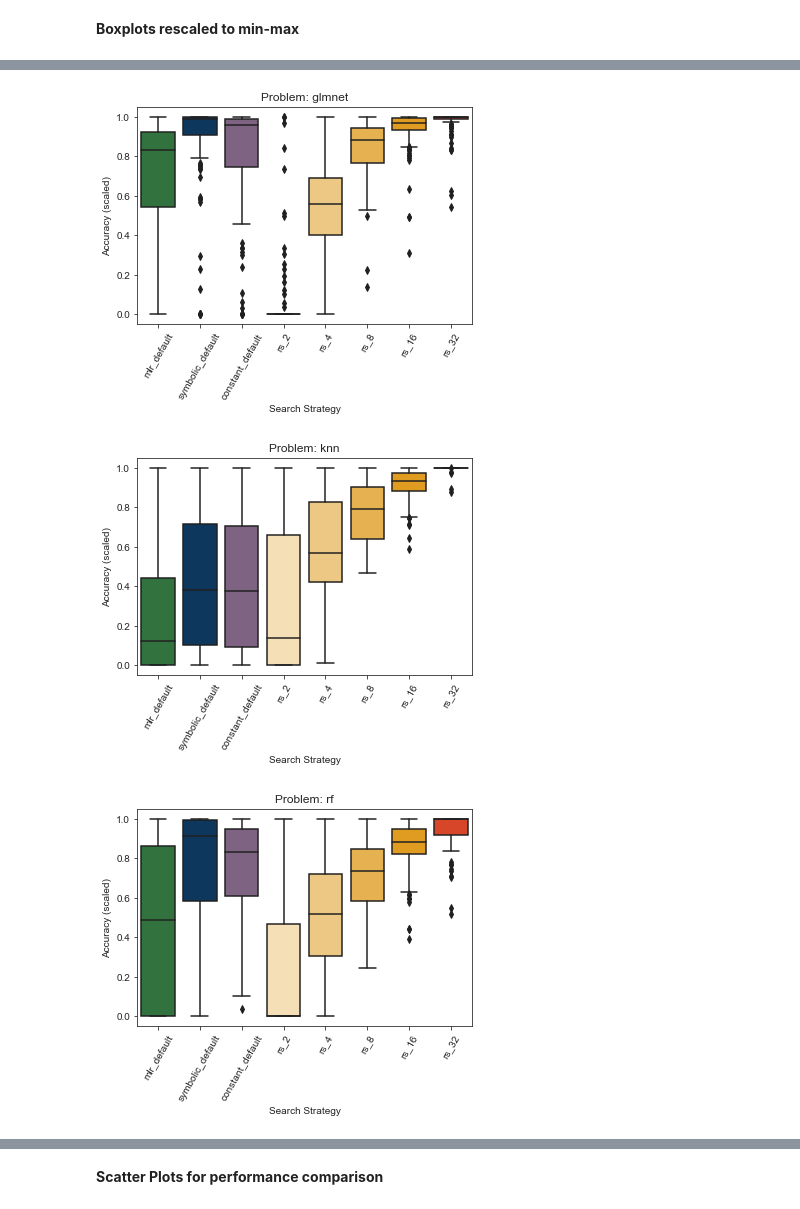
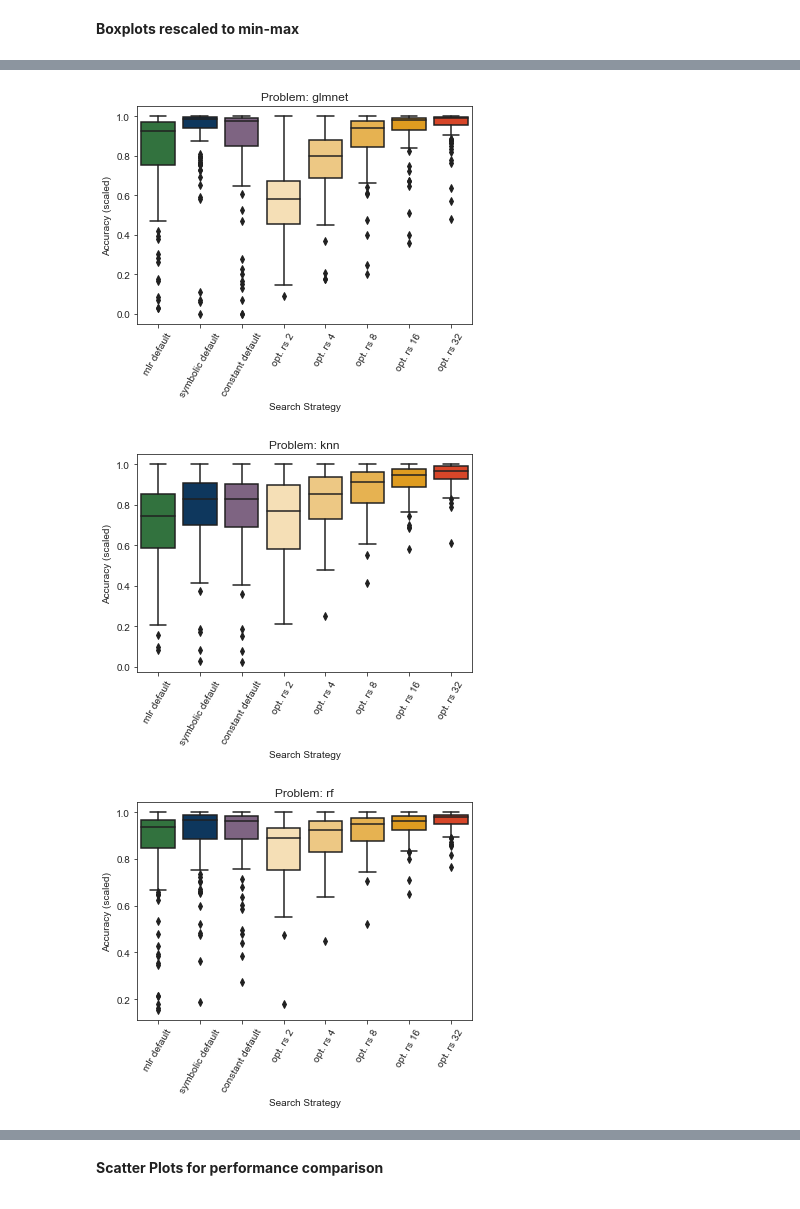
Before and after one commit to PGijsbers/symbolicdefaults, a Jupyter notebook: LogParsing-V3.ipynb, the cells around one changed output, grey strips where cells are left out. Saved outputs shown, nothing was run; the diff lists cells and outputs as text; code cells hidden in the pictures.

```diff
--- a/LogParsing-V3.ipynb
+++ b/LogParsing-V3.ipynb
@@ -445,14 +393,17 @@ rsdf.head()
 # %%
 # Selected defaults
 random_search = pd.read_csv("data/random_search_30k.csv", sep=";")
+xgb = pd.read_csv("data/random_search_30k_xgb.csv", sep=";")
+random_search = random_search.append(xgb)
 random_search = random_search.pivot_table(index=["task", "problem", "search"], values="score", columns="inout").reset_index()
-random_search.replace("random_search_300", "random_search", inplace=True)
-random_search.replace("random forest", "rf", inplace=True)
+random_search.search.replace("random_search_3000", "random_search", inplace=True)
+random_search.search.replace("random_search_300", "random_search", inplace=True)
+random_search.problem.replace("random forest", "rf", inplace=True)
 # %%
 cols = ["task", "problem", "search", "in", "out"]
 srdf = df[cols].append(baselines).append(rsdf).append(random_search)
-srdf.replace("random_search", "symbolic_default", inplace=True)
-srdf.replace("constants_only", "constant_default", inplace=True)
+srdf.search.replace("random_search", "symbolic_default", inplace=True)
+srdf.search.replace("constants_only", "constant_default", inplace=True)
 
 # Average out-of-sample performances
 srdf.groupby(['problem', 'search']).mean()[["out"]]
@@ -474,11 +425,14 @@ srdf.groupby(['problem', 'search']).mean()[["out"]]
 # %% [markdown]
 **Unaggregated Boxplots:**
 # %%
+import re
 filter_search = ['random_search_100', 'random_search_200', 'random_search_300', 'rs_64', 'rs_128', 'symbolic_best']
-psrdf = srdf[~srdf.search.isin(filter_search)]
+psrdf = srdf[~srdf.search.isin(filter_search)].copy()
+psrdf["search"] = [re.sub("rs_", "opt. rs ", x) for x in psrdf["search"].values]
+psrdf["search"] = [re.sub("_", " ", x) for x in psrdf["search"].values]
 
-order  = ["mlr_default",   "sklearn_default", "symbolic_best", "symbolic_default", "constant_default"]+["rs_"+str(x) for x in [2, 4, 8,16,32]]
-colors = ["darkish green", "jade green",      "dark lime",     "marine blue" , "dusty purple"  ]
+order  = ["mlr default",   "sklearn default", "symbolic default", "constant default"]+["opt. rs "+str(x) for x in [2, 4, 8,16,32]]
+colors = ["darkish green", "jade green",  "marine blue" , "dusty purple"  ]
 colors = sns.xkcd_palette(colors) + sns.light_palette("orange", 5)[1:] + sns.xkcd_palette(["vermillion"])
 color_dict = dict(zip(order, colors))
 # %%
@@ -539,19 +495,19 @@ aggsrdf.groupby(["search", "problem"])["out"].apply(np.mean).reset_index().pivot
 # %%
 # Rescale to [0, 1]
-aggsrdf = srdf.groupby(['problem', 'search', "task"]).mean().reset_index()
+aggsrdf = psrdf.groupby(['problem', 'search', "task"]).mean().reset_index()
 for problem in aggsrdf.problem.unique():
-    psrdf = aggsrdf[~aggsrdf.search.isin(filter_search)]
-    psrdf = psrdf[psrdf["problem"] == problem]
+    ppsrdf = aggsrdf[~aggsrdf.search.isin(filter_search)]
+    ppsrdf = ppsrdf[ppsrdf["problem"] == problem]
     if len(psrdf):
-        order2 = [x for x in order if x in psrdf.search.values]
-        psrdf["out"] = psrdf.groupby("task")["out"].apply(lambda x: (x - min(x)) / (max(x) - min(x)))
-        p = sns.boxplot(data=psrdf, x="search", y="out", palette = color_dict, order=order2)
+        order2 = [x for x in order if x in ppsrdf.search.values]
+        psrdf["out"] = ppsrdf.groupby("task")["out"].apply(lambda x: (x - min(x)) / (max(x) - min(x)))
+        p = sns.boxplot(data=ppsrdf, x="search", y="out", palette = color_dict, order=order2)
         p.set_xticklabels(p.get_xticklabels(), rotation=60)
         p.set(ylabel='Accuracy (scaled)', xlabel='Search Strategy')
         p.set_title(f'Problem: {problem}')
-        plt.savefig(f"figures/boxplots_surrogates_rescaled_agg_{problem}.png", bbox_inches='tight', pad_inches=.1)
+        plt.savefig(f"figures/boxplots_surrogates_rescaled_agg_{problem}.pdf", bbox_inches='tight', pad_inches=.1)
         plt.show()
 # %% [output]
-[figure, old version]
+[figure, new version]
-[figure, old version]
+[figure, new version]
-[figure, old version]
+[figure, new version]
```
Also changed, not shown: parts of 31 cells of this notebook, 2 other files.
